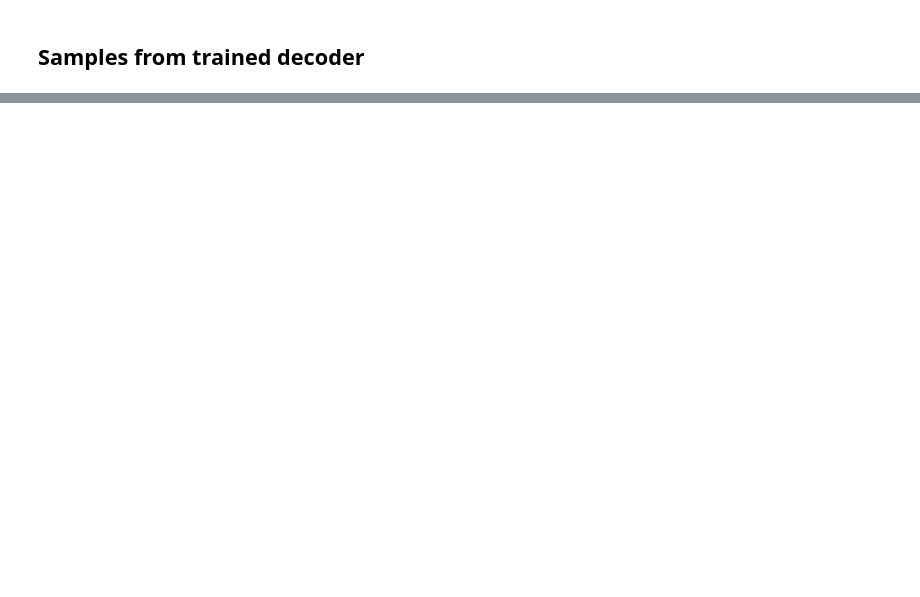
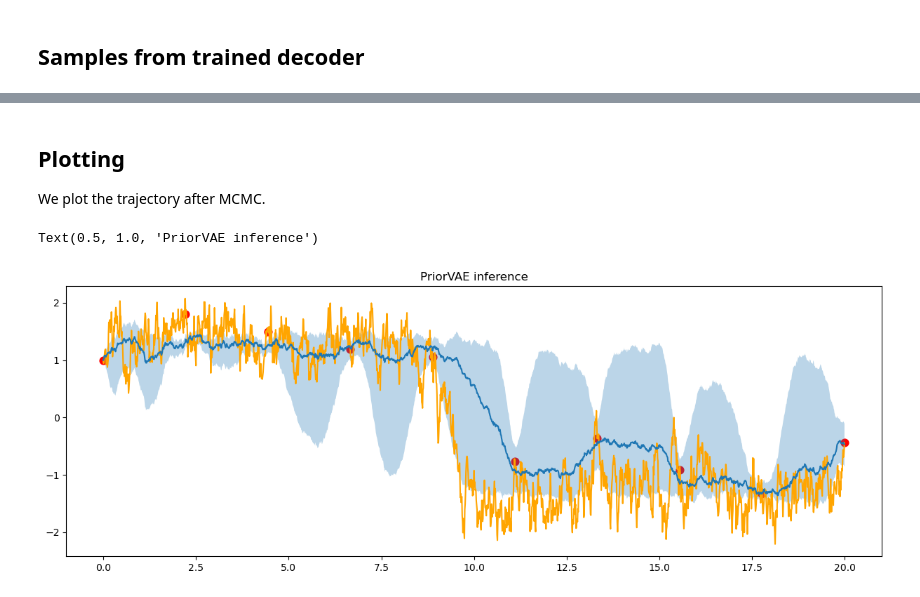
Before and after one commit to elizavetasemenova/PriorCVAE_JAX, a Jupyter notebook: examples/DW_SDE_PriorVAE.ipynb, the cells around one changed output, grey strips where cells are left out. Drawn from its saved outputs; the diff is of its cells as text; code cells hidden in the pictures; blank space fills up the shorter version.

```diff
--- a/examples/DW_SDE_PriorVAE.ipynb
+++ b/examples/DW_SDE_PriorVAE.ipynb
@@ -201,0 +213,10 @@ plt.show()
+# %%
+# add data to args. This is used by MCMC.
+args["y_obs"] = obs_x
+args["obs_idx"] = obs_idx
+# %%
+rng_key_draw = jax.random.PRNGKey(rnd.randint(0, 9999))
+rng_key, rng_key_post, rng_key_preds, rng_key_draw = jax.random.split(rng_key_draw, 4)
+# %%
+mcmc_vae, mcmc_vae_samples, t_elapsed = run_mcmc_vae(rng_key_post, vae_mcmc_inference_model, args, decoder,
+                                                     decoder_params, sample_decoder=False)
@@ -201,0 +241,29 @@ plt.show()
+# %% [markdown]
+## Plotting
+
+We plot the trajectory after MCMC.
+# %%
+predictive = Predictive(vae_mcmc_inference_model, mcmc_vae_samples)
+predictions_vae = predictive(rng_key_preds, args, decoder, decoder_params)["f"]
+t = sample_t_train[0]
+
+mean_post_pred_vae = jnp.mean(predictions_vae, axis=0)
+hpdi_post_pred_vae = hpdi(predictions_vae, 0.9)
+percentiles_vae = jnp.percentile(predictions_vae, jnp.array([5.0, 95.0]), axis=0)
+
+N_lines = 10
+
+plt.figure(figsize=(15,5))
+plt.plot(obs_full_t.reshape((-1, )), obs_full_x.reshape((-1, )), label="ground truth", color="orange")
+plt.scatter(obs_t, obs_x, color="red", label="observed data", s=60)
+plt.title('Ground truth')
+
+plt.plot(t, mean_post_pred_vae, label="predicted mean VAE")
+plt.fill_between(t, percentiles_vae[0, :], percentiles_vae[1, :], alpha=0.3, interpolate=True,
+                 label="VAE posterior: 90% BCI")
+
+
+plt.title('PriorVAE inference')
+# %% [output]
+Text(0.5, 1.0, 'PriorVAE inference')
+[figure, added]
```
Also changed, not shown: parts of 13 cells of this notebook, 1 other file.
